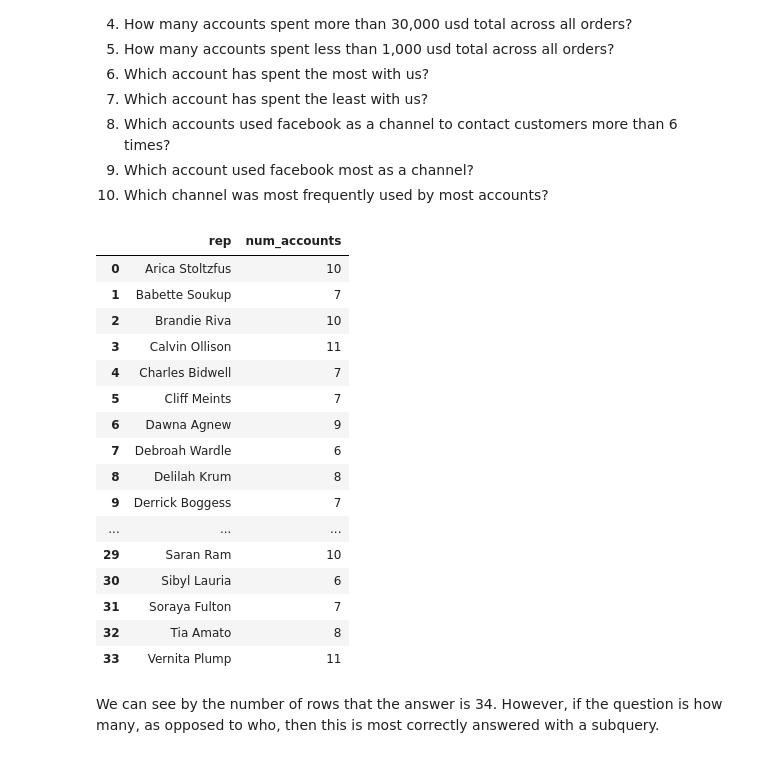
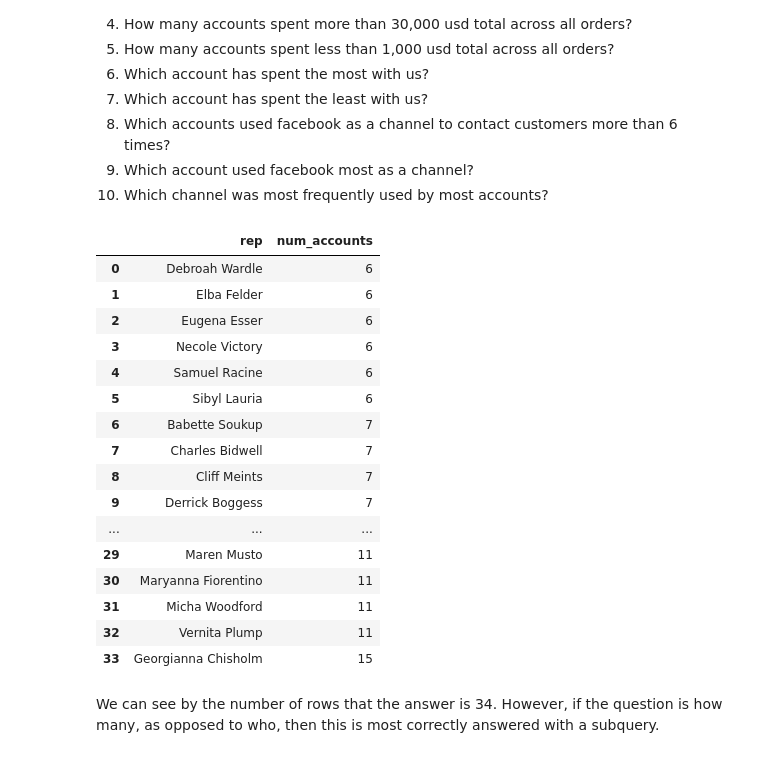
Before and after one commit to rebeccaebarnes/SQL-Practice, a Jupyter notebook: sql_practice.ipynb, the cells around one changed output. Cells and saved outputs as stored; diff of their text form; code cells hidden in the pictures.

```diff
--- a/sql_practice.ipynb
+++ b/sql_practice.ipynb
@@ -2022,30 +2049,31 @@ HAVING sum_total_amt_usd >= 250000
 # %%
 # 1 How many of the sales reps have more than 5 accounts that they manage?
 sql_query('SELECT s.name rep, \
                   COUNT(*) num_accounts \
            FROM sales_reps s \
            JOIN accounts a \
            ON s.id = a.sales_rep_id \
            GROUP BY rep \
-           HAVING num_accounts > 5;')
+           HAVING num_accounts > 5 \
+           ORDER BY 2;')
 # %% [output]
 |  | rep | num_accounts |
-| 0 | Arica Stoltzfus | 10 |
-| 1 | Babette Soukup | 7 |
-| 2 | Brandie Riva | 10 |
-| 3 | Calvin Ollison | 11 |
-| 4 | Charles Bidwell | 7 |
-| 5 | Cliff Meints | 7 |
-| 6 | Dawna Agnew | 9 |
-| 7 | Debroah Wardle | 6 |
-| 8 | Delilah Krum | 8 |
+| 0 | Debroah Wardle | 6 |
+| 1 | Elba Felder | 6 |
+| 2 | Eugena Esser | 6 |
+| 3 | Necole Victory | 6 |
+| 4 | Samuel Racine | 6 |
+| 5 | Sibyl Lauria | 6 |
+| 6 | Babette Soukup | 7 |
+| 7 | Charles Bidwell | 7 |
+| 8 | Cliff Meints | 7 |
 | 9 | Derrick Boggess | 7 |
 | ... | ... | ... |
-| 29 | Saran Ram | 10 |
-| 30 | Sibyl Lauria | 6 |
-| 31 | Soraya Fulton | 7 |
-| 32 | Tia Amato | 8 |
-| 33 | Vernita Plump | 11 |
+| 29 | Maren Musto | 11 |
+| 30 | Maryanna Fiorentino | 11 |
+| 31 | Micha Woodford | 11 |
+| 32 | Vernita Plump | 11 |
+| 33 | Georgianna Chisholm | 15 |
 # %% [markdown]
 We can see by the number of rows that the answer is 34. However, if the question is how many, as opposed to who, then this is most correctly answered with a subquery.
 # %%
```
Also changed, not shown: parts of 26 cells of this notebook.
